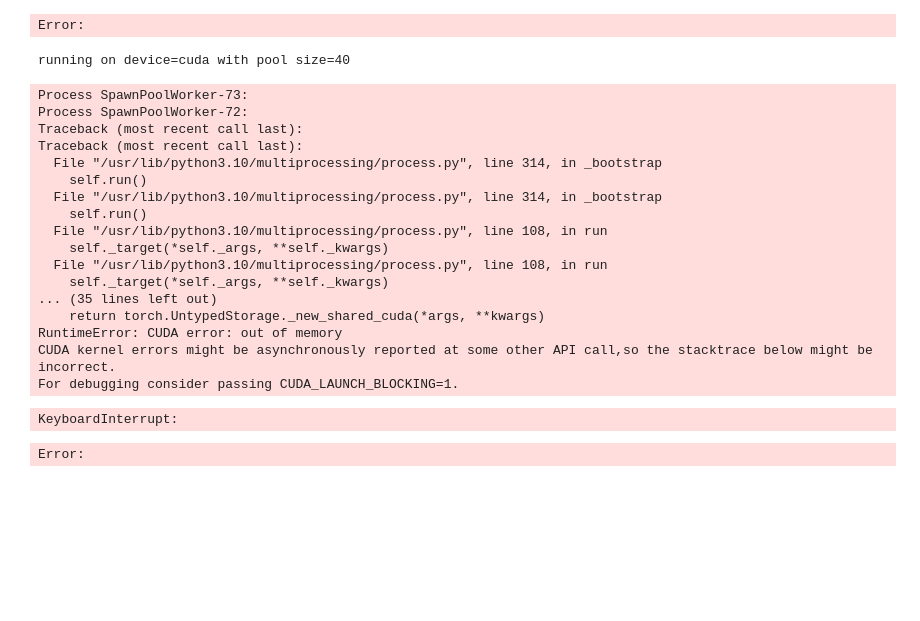
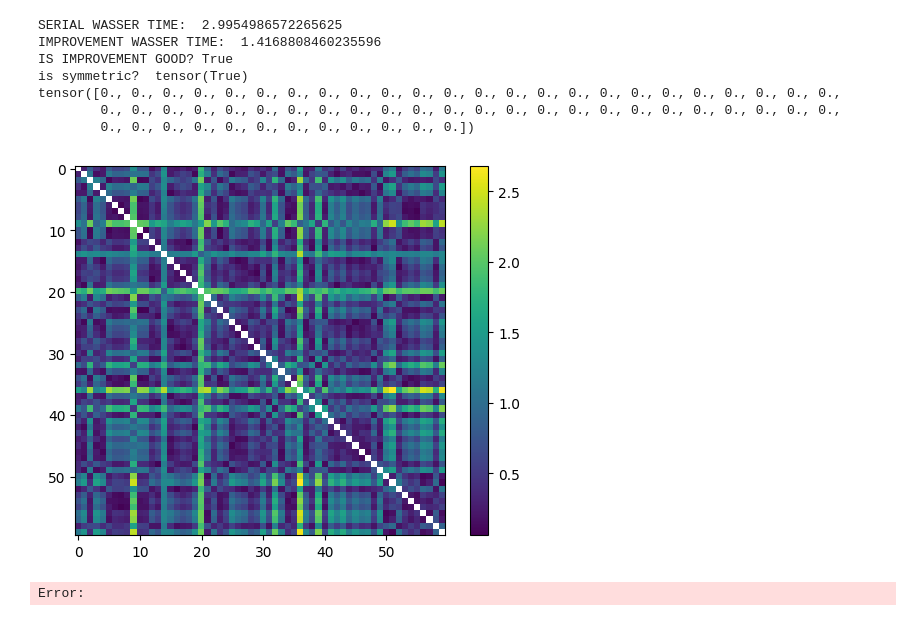
Before and after one commit to amirbourvine/YA-WEI-SEM-6, a Jupyter notebook: notebooks/bandsHDD.ipynb, the cells around one changed output. Saved outputs shown, nothing was run; the diff lists cells and outputs as text; code cells hidden in the pictures; blank space fills up the shorter version.

Commit message:
improved wasser calc

```diff
--- a/notebooks/bandsHDD.ipynb
+++ b/notebooks/bandsHDD.ipynb
@@ -28,19 +30,19 @@ print(device)
 # %%
 parent_dir = os.path.join(os.getcwd(),"..")
-# csv_path = os.path.join(parent_dir, 'datasets', 'paviaU.csv')
-# gt_path = os.path.join(parent_dir, 'datasets', 'paviaU_gt.csv')
+csv_path = os.path.join(parent_dir, 'datasets', 'paviaU.csv')
+gt_path = os.path.join(parent_dir, 'datasets', 'paviaU_gt.csv')
 # csv_path = os.path.join(parent_dir, 'datasets', 'pavia.csv')
 # gt_path = os.path.join(parent_dir, 'datasets', 'pavia_gt.csv')
-csv_path = os.path.join(parent_dir, 'datasets', 'KSC.csv')
-gt_path = os.path.join(parent_dir, 'datasets', 'KSC_gt.csv')
+# csv_path = os.path.join(parent_dir, 'datasets', 'KSC.csv')
+# gt_path = os.path.join(parent_dir, 'datasets', 'KSC_gt.csv')
 
 dsl = datasetLoader(csv_path, gt_path)
 
 df = dsl.read_dataset(gt=False)
 X = np.array(df)
-# X = X.reshape((610,340, 103))
+X = X.reshape((610,340, 103))
 # X = X.reshape((1096, 715, 102))
-X = X.reshape((512, 614, 176))
+# X = X.reshape((512, 614, 176))
 
 df = dsl.read_dataset(gt=True)
 y = np.array(df)
@@ -54,50 +56,45 @@ y = torch.from_numpy(y)
 
 X = X.to(device)
 y = y.to(device)
-# %% [output]
-Error:
 # %%
 import gc
 torch.cuda.empty_cache()
 gc.collect()
 
 factor = 61
 is_normalize_each_band = True
 method_label_patch = 'most_common'
 
 distances_bands = HDDOnBands.run(X, metric=consts.METRIC_BANDS)
-show_distances(distances)
+distances_bands = distances_bands.to(device)
 
-# distances_bands = distances_bands.to(device)
+if is_normalize_each_band:
+    X_tmp = HDD_HDE.normalize_each_band(X)
+else:
+    X_tmp = X
 
-# if is_normalize_each_band:
-#     X_tmp = HDD_HDE.normalize_each_band(X)
-# else:
-#     X_tmp = X
+X_patches, _, _= HDD_HDE.patch_data_class(X_tmp, factor, factor, y, method_label_patch)
+distance_handler = DistancesHandler.DistanceHandler(consts.WASSERSTEIN,distances_bands)
+precomputed_distances = distance_handler.calc_distances(X_patches)
 
-# X_patches, _, _= HDD_HDE.patch_data_class(X_tmp, factor, factor, y, method_label_patch)
-# distance_handler = DistancesHandler.DistanceHandler(consts.WASSERSTEIN,distances_bands)
-# precomputed_distances = distance_handler.calc_distances(X_patches)
+print("is symmetric? ", (precomputed_distances.transpose(0, 1) == precomputed_distances).all())
+# check = precomputed_distances.clone()
+# check.fill_diagonal_(0)
+# print("is diag 0? ", (precomputed_distances == check).all())
+
+diag = torch.diag(precomputed_distances)
+print(diag)
+
+show_distances(precomputed_distances)
 # %% [output]
-running on device=cuda with pool size=40
+SERIAL WASSER TIME:  2.9954986572265625
+IMPROVEMENT WASSER TIME:  1.4168808460235596
+IS IMPROVEMENT GOOD? True
+is symmetric?  tensor(True)
+tensor([0., 0., 0., 0., 0., 0., 0., 0., 0., 0., 0., 0., 0., 0., 0., 0., 0., 0., 0., 0., 0., 0., 0., 0.,
+        0., 0., 0., 0., 0., 0., 0., 0., 0., 0., 0., 0., 0., 0., 0., 0., 0., 0., 0., 0., 0., 0., 0., 0.,
+        0., 0., 0., 0., 0., 0., 0., 0., 0., 0., 0., 0.])
-Process SpawnPoolWorker-73:
-Process SpawnPoolWorker-72:
-Traceback (most recent call last):
-Traceback (most recent call last):
-  File "/usr/lib/python3.10/multiprocessing/process.py", line 314, in _bootstrap
-    self.run()
-  File "/usr/lib/python3.10/multiprocessing/process.py", line 314, in _bootstrap
-    self.run()
-  File "/usr/lib/python3.10/multiprocessing/process.py", line 108, in run
-    self._target(*self._args, **self._kwargs)
-  File "/usr/lib/python3.10/multiprocessing/process.py", line 108, in run
-    self._target(*self._args, **self._kwargs)
-... (35 lines left out)
-    return torch.UntypedStorage._new_shared_cuda(*args, **kwargs)
-RuntimeError: CUDA error: out of memory
-CUDA kernel errors might be asynchronously reported at some other API call,so the stacktrace below might be incorrect.
-For debugging consider passing CUDA_LAUNCH_BLOCKING=1.
-KeyboardInterrupt:
+[figure, added]
 # %%
 
 for val in [5,7,9,11,13,15,17,19]:
```
Also changed, not shown: parts of 1 cell of this notebook, 1 other file.
